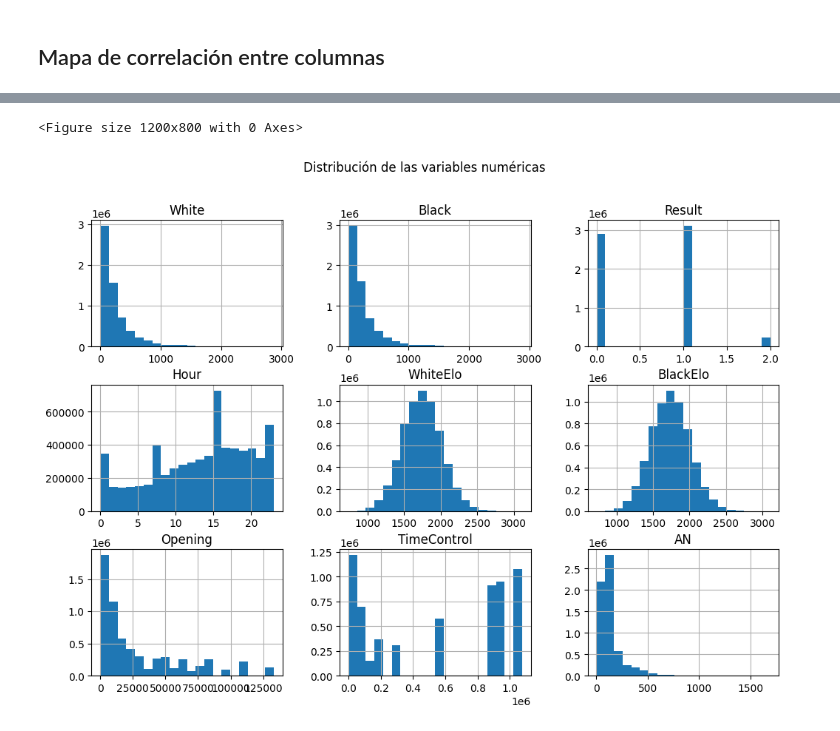
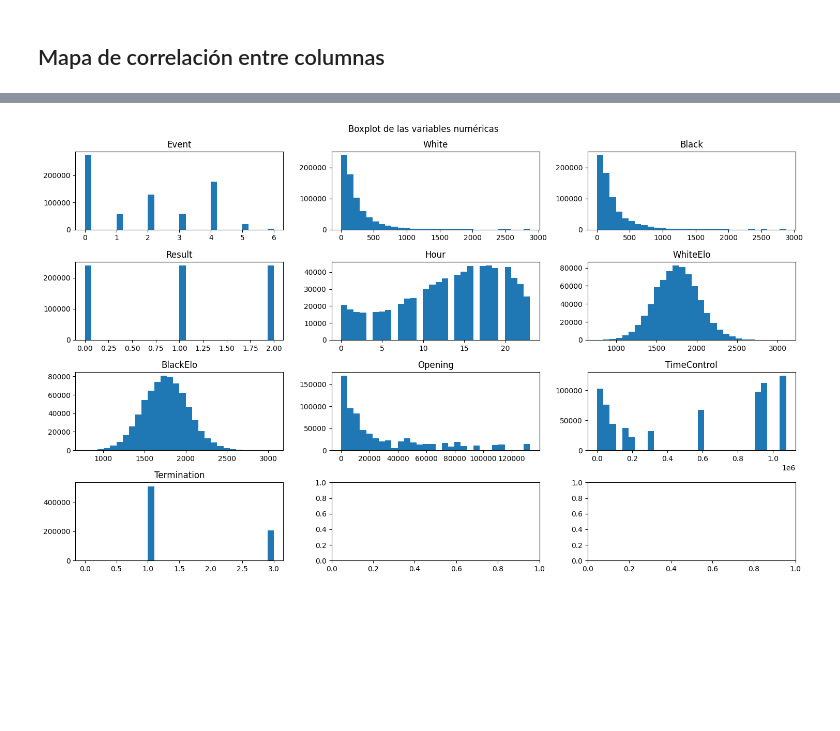
Before and after one commit to frantorres14/Chess-Data-Analysis-Machine-Learning-Algorithms-for-Classification-and-Regression, a Jupyter notebook: notebooks/EDA.ipynb, the cells around one changed output, grey strips where cells are left out. Saved outputs shown, nothing was run; the diff lists cells and outputs as text; code cells hidden in the pictures; blank space fills up the shorter version.

```diff
--- a/notebooks/EDA.ipynb
+++ b/notebooks/EDA.ipynb
@@ -35,12 +37,15 @@ plt.show()
-# %%
-# Ver distribución de las variables
-plt.figure(figsize = (12, 8), tight_layout = True)
-df_num.hist(bins = 20, figsize = (12, 8))
-plt.suptitle('Distribución de las variables numéricas')
-plt.show()
-# %% [output]
-<Figure size 1200x800 with 0 Axes>
-[figure, removed]
+# %%
+# Ver distribución de las variables
+#Calcular boxplot por columna
+fig, ax = plt.subplots(4, 3, figsize=(15, 9), tight_layout=True)
+fig.suptitle('Boxplot de las variables numéricas')
+ax = ax.flatten()
+for i, col in enumerate(df_num.columns):
+    ax[i].hist(df_num[col], bins=30)
+    ax[i].set_title(col)
+plt.show()
+# %% [output]
+[figure, added]
 # %%
 plt.plot(df["BlackElo"], df["WhiteElo"], 'o', markersize=2, alpha=0.5)
 plt.title('BlackElo vs WhiteElo')
```
Also changed, not shown: parts of 7 cells of this notebook, 3 other files.
